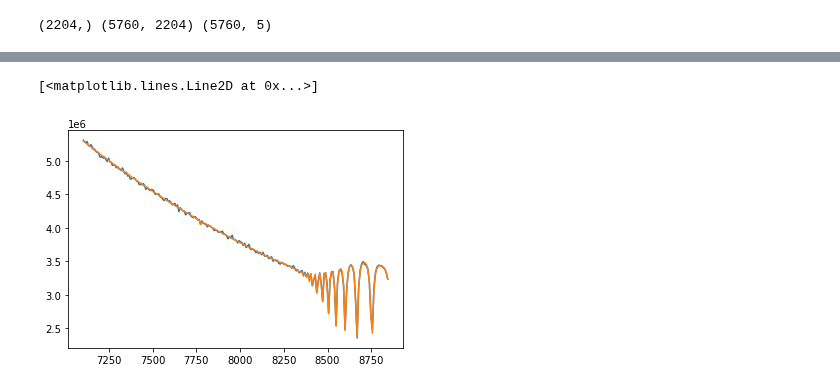
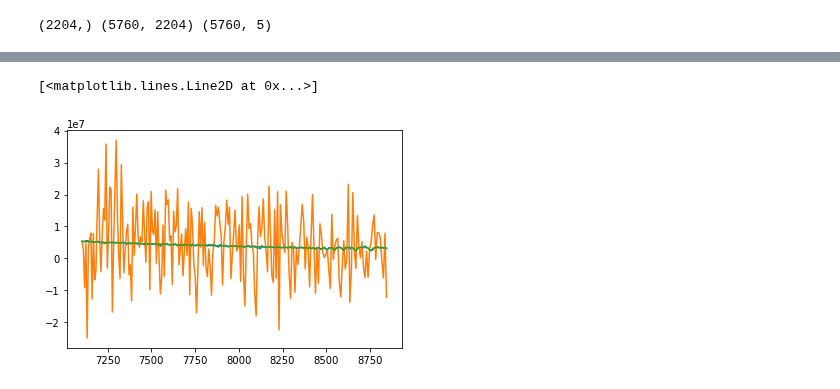
Before and after one commit to ViskaWei/LV, a Jupyter notebook: nb/LLH_PCA.ipynb, the cells around one changed output, grey strips where cells are left out. Cells and saved outputs as stored; diff of their text form; code cells hidden in the pictures.

```diff
--- a/nb/LLH_PCA.ipynb
+++ b/nb/LLH_PCA.ipynb
@@ -29,11 +68,14 @@ Building RBF on flux shape (5760, 220)
 # %%
 pmt = b.test["pmt"]
 # %%
-obsflux, obsvar = b.getObs(pmt, 10, normlog=0)
-flux0 = b.getModel(pmt, normlog=0)
+b.normlog = 0
+NL = 100
+obsflux, obsvar = b.make_obs_from_pmt(pmt, NL)
+flux0 = b.getModel(pmt)
 # %%
-plt.plot(wave, obsflux)
-plt.plot(wave, flux0)
+plt.plot(b.wave, obsflux)
+plt.plot(b.wave, flux0 + NL*noise0)
+plt.plot(b.wave, flux0)
 # %% [output]
 [<matplotlib.lines.Line2D at 0x...>]
-[figure, old version]
+[figure, new version]
```
Also changed, not shown: parts of 51 cells of this notebook, 9 other files.
